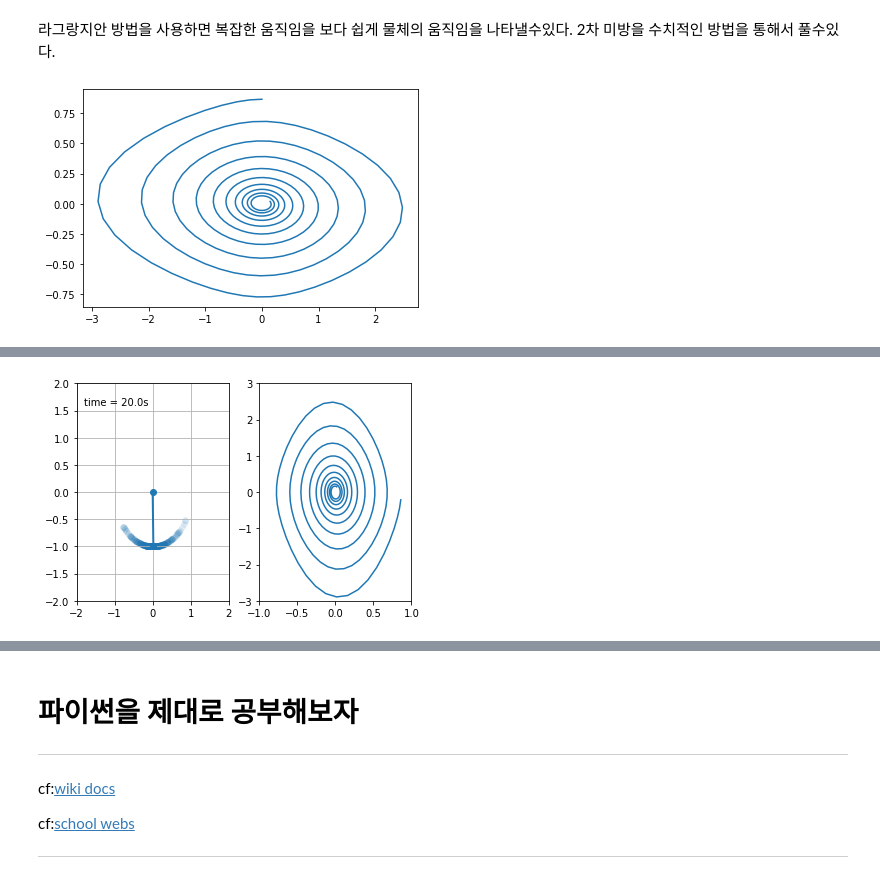
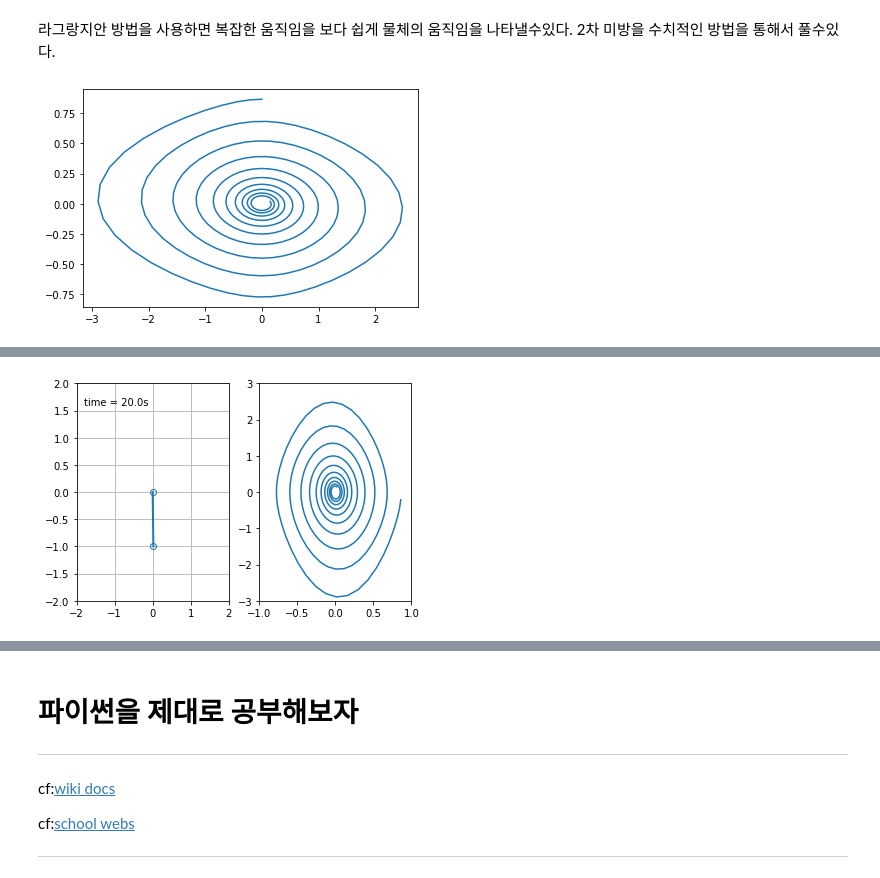
Before and after one commit to Dcal-dev/For-Study, a Jupyter notebook: For_Study_Dynamics.ipynb, the cells around one changed output, grey strips where cells are left out. Cells and saved outputs as stored; diff of their text form; code cells hidden in the pictures.

```diff
--- a/For_Study_Dynamics.ipynb
+++ b/For_Study_Dynamics.ipynb
@@ -755,6 +755,8 @@ plt.plot(dxdt,x)
 plt.show("dxdt,x")
 
 
+colors = [[1,0,0,0],[1,0,0,0.4],[0,0.8,0.6,0.9]]
+cmap = LinearSegmentedColormap.from_list("", colors)
 
 
 
@@ -763,9 +765,11 @@ ax = fig.add_subplot(121, autoscale_on=False, xlim=(-2, 2), ylim=(-2, 2))
 ax.grid()
 
 ax2 = fig.add_subplot(122,xlim=(-1, 1), ylim=(-3, 3))
-cache= ax.scatter([], [], alpha=0.10,lw=0.5)
+cache= ax.scatter([], [],c=[], cmap=cmap, vmin=0,vmax=1,lw=0.01)
 
-line, = ax.plot([], [], 'o-', lw=2)
+
+
+line, = ax.plot([], [], 'o-', lw=2,markerfacecolor="None")
 
 line2, = ax2.plot([],[])
 time_template = 'time = %.1fs'
@@ -780,42 +784,39 @@ X=[]
 dXdt=[]
 
 CX=[]
 CY=[]
 
+inte=[]
 def animate(i):
+    global inte
     thisx = [0, x[i]]
     thisy = [0, y[i]]
 
     line.set_data(thisx, thisy)
     time_text.set_text(time_template % (i*dt))
     X.append(x[i])
     CX.append(x[i])
     CY.append(y[i])
     dXdt.append(dxdt[i])
     line2.set_data(X,dXdt)
     cache.set_offsets(np.c_[CX,CY])
+    inte= np.concatenate((np.array(inte)*0.985, np.ones(len(CX))))
+    cache.set_array(inte)
 
 
 
 
     return line,line2, cache, time_text
-'''
-def animate_xdx(i):
-    X.append(x[i])
-    dXdt.append(dxdt[i])
-    line2.set_data(X,dXdt)
-    time_text.set_text(time_template % (i*dt))
-    return line2, time_text
-'''
+
 ani = animation.FuncAnimation(fig, animate, np.arange(1, len(INT)),
                               interval=25, blit=True, init_func=init)
 #plt.show()
 #ani.save('double_pendulum.mp4', fps=15)
 HTML(ani.to_html5_video())
 # %% [output]
 [figure]
 [interactive output not drawn]
-[figure, old version]
+[figure, new version]
 # %%
 ###참고한 코드###
 import numpy as np
```
Also changed, not shown: parts of 4 cells of this notebook.
